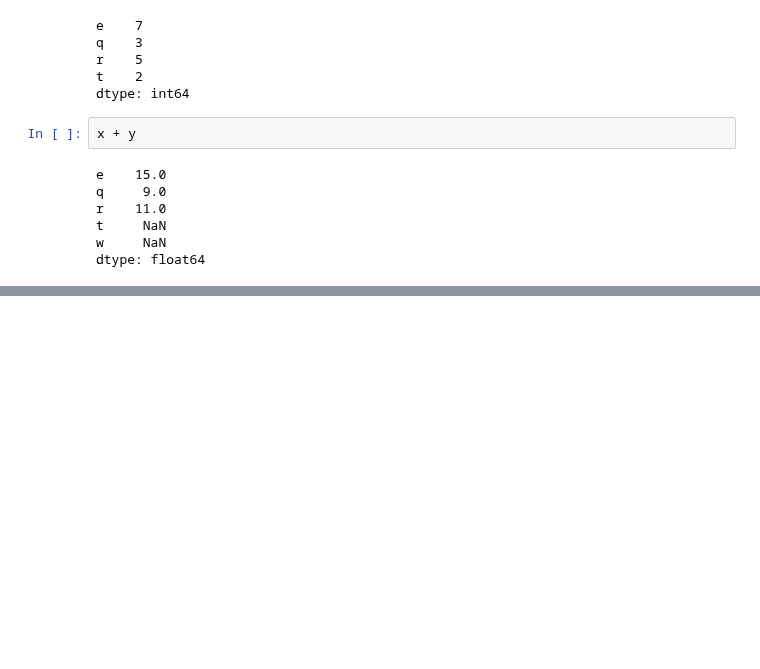
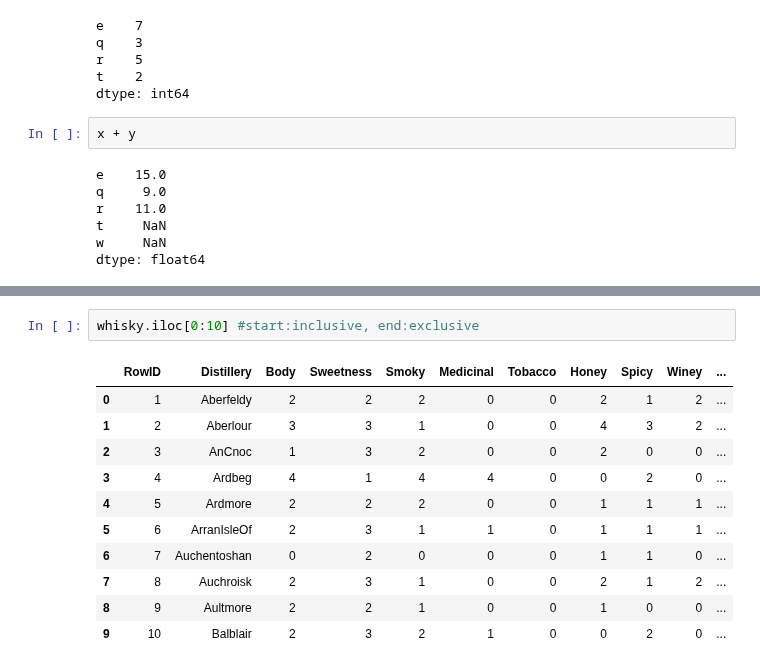
Before and after one commit to udaytak/Edx_PythonForResearch, a Jupyter notebook: 4_11. Case Study - Classifying Whiskies.ipynb, the cells around one changed output, grey strips where cells are left out. Drawn from its saved outputs; the diff is of its cells as text; blank space fills up the shorter version.

```diff
--- a/4_11. Case Study - Classifying Whiskies.ipynb
+++ b/4_11. Case Study - Classifying Whiskies.ipynb
@@ -153,0 +198,14 @@ dtype: float64
+# %%
+whisky.iloc[0:10] #start:inclusive, end:exclusive
+# %% [output]
+|  | RowID | Distillery | Body | Sweetness | Smoky | Medicinal | Tobacco | Honey | Spicy | Winey | ... |
+| 0 | 1 | Aberfeldy | 2 | 2 | 2 | 0 | 0 | 2 | 1 | 2 | ... |
+| 1 | 2 | Aberlour | 3 | 3 | 1 | 0 | 0 | 4 | 3 | 2 | ... |
+| 2 | 3 | AnCnoc | 1 | 3 | 2 | 0 | 0 | 2 | 0 | 0 | ... |
+| 3 | 4 | Ardbeg | 4 | 1 | 4 | 4 | 0 | 0 | 2 | 0 | ... |
+| 4 | 5 | Ardmore | 2 | 2 | 2 | 0 | 0 | 1 | 1 | 1 | ... |
+| 5 | 6 | ArranIsleOf | 2 | 3 | 1 | 1 | 0 | 1 | 1 | 1 | ... |
+| 6 | 7 | Auchentoshan | 0 | 2 | 0 | 0 | 0 | 1 | 1 | 0 | ... |
+| 7 | 8 | Auchroisk | 2 | 3 | 1 | 0 | 0 | 2 | 1 | 2 | ... |
+| 8 | 9 | Aultmore | 2 | 2 | 1 | 0 | 0 | 1 | 0 | 0 | ... |
+| 9 | 10 | Balblair | 2 | 3 | 2 | 1 | 0 | 0 | 2 | 0 | ... |
```
Also changed, not shown: parts of 11 cells of this notebook, 2 other files.
